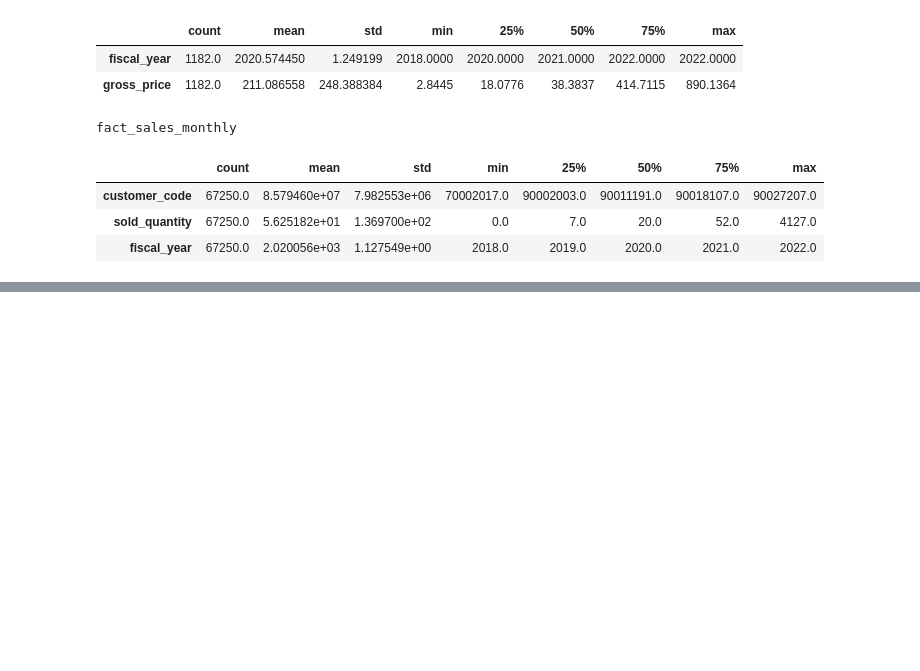
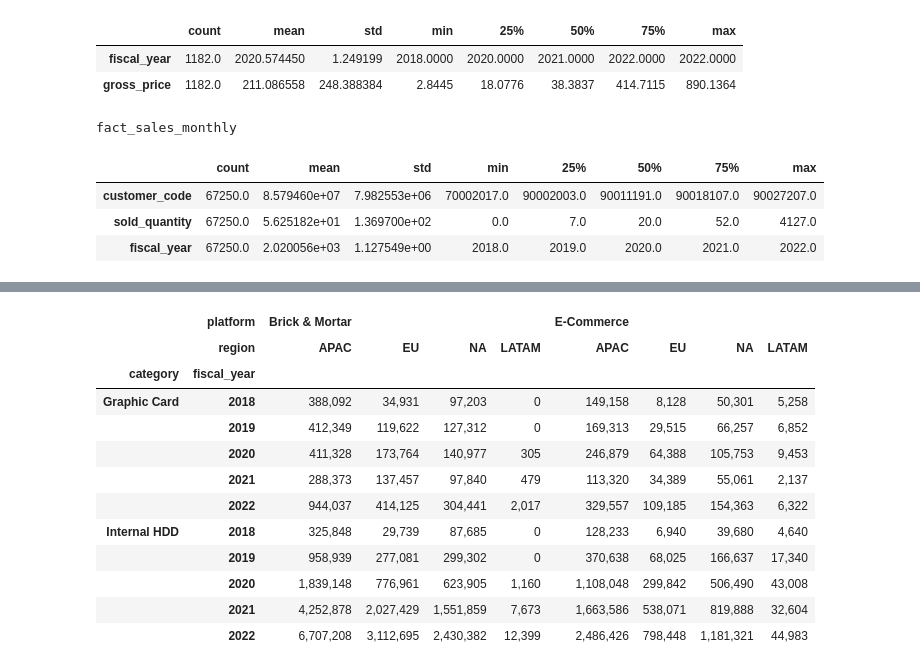
Before and after one commit to maximchuvstvin/i-learn-final-project, a Jupyter notebook: final_project.ipynb, the cells around one changed output, grey strips where cells are left out. Saved outputs shown, nothing was run; the diff lists cells and outputs as text; code cells hidden in the pictures; blank space fills up the shorter version.

```diff
--- a/final_project.ipynb
+++ b/final_project.ipynb
@@ -213,0 +653,23 @@ fact_sales_monthly
+# %%
+data.pivot_table(
+    values='margin',
+    index=['platform', 'region'],
+    columns=['category','fiscal_year'],
+    aggfunc='sum',
+    observed=True,
+    fill_value=0
+).T.style.format('{:,.0f}').background_gradient(cmap='viridis')
+# %% [output]
+|  | platform | Brick & Mortar |  |  |  | E-Commerce |  |  |  |
+|  | region | APAC | EU | NA | LATAM | APAC | EU | NA | LATAM |
+| category | fiscal_year |  |  |  |  |  |  |  |  |
+| Graphic Card | 2018 | 388,092 | 34,931 | 97,203 | 0 | 149,158 | 8,128 | 50,301 | 5,258 |
+|  | 2019 | 412,349 | 119,622 | 127,312 | 0 | 169,313 | 29,515 | 66,257 | 6,852 |
+|  | 2020 | 411,328 | 173,764 | 140,977 | 305 | 246,879 | 64,388 | 105,753 | 9,453 |
+|  | 2021 | 288,373 | 137,457 | 97,840 | 479 | 113,320 | 34,389 | 55,061 | 2,137 |
+|  | 2022 | 944,037 | 414,125 | 304,441 | 2,017 | 329,557 | 109,185 | 154,363 | 6,322 |
+| Internal HDD | 2018 | 325,848 | 29,739 | 87,685 | 0 | 128,233 | 6,940 | 39,680 | 4,640 |
+|  | 2019 | 958,939 | 277,081 | 299,302 | 0 | 370,638 | 68,025 | 166,637 | 17,340 |
+|  | 2020 | 1,839,148 | 776,961 | 623,905 | 1,160 | 1,108,048 | 299,842 | 506,490 | 43,008 |
+|  | 2021 | 4,252,878 | 2,027,429 | 1,551,859 | 7,673 | 1,663,586 | 538,071 | 819,888 | 32,604 |
+|  | 2022 | 6,707,208 | 3,112,695 | 2,430,382 | 12,399 | 2,486,426 | 798,448 | 1,181,321 | 44,983 |
```
Also changed, not shown: parts of 39 cells of this notebook.
